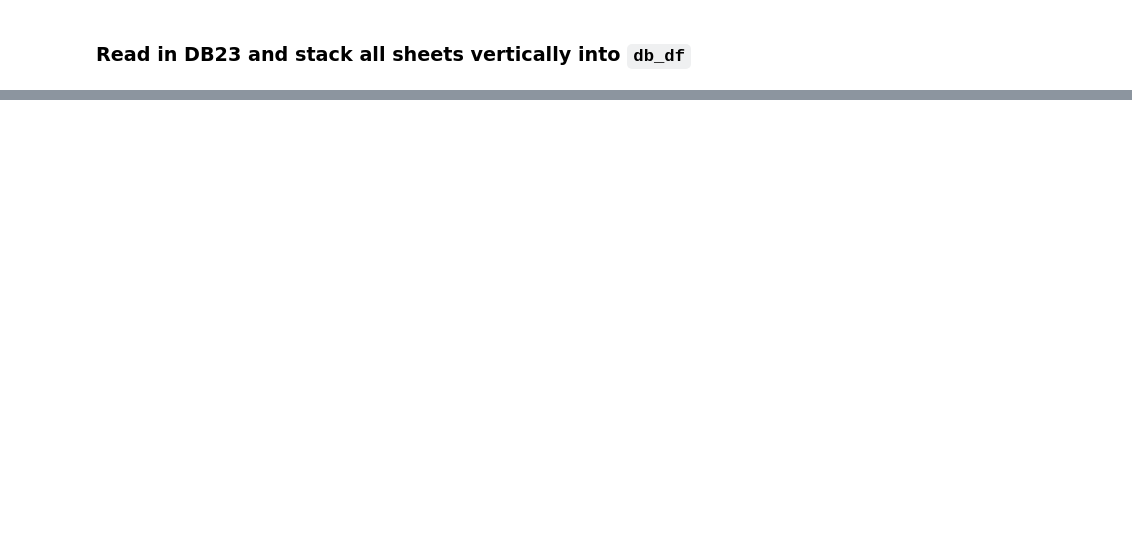
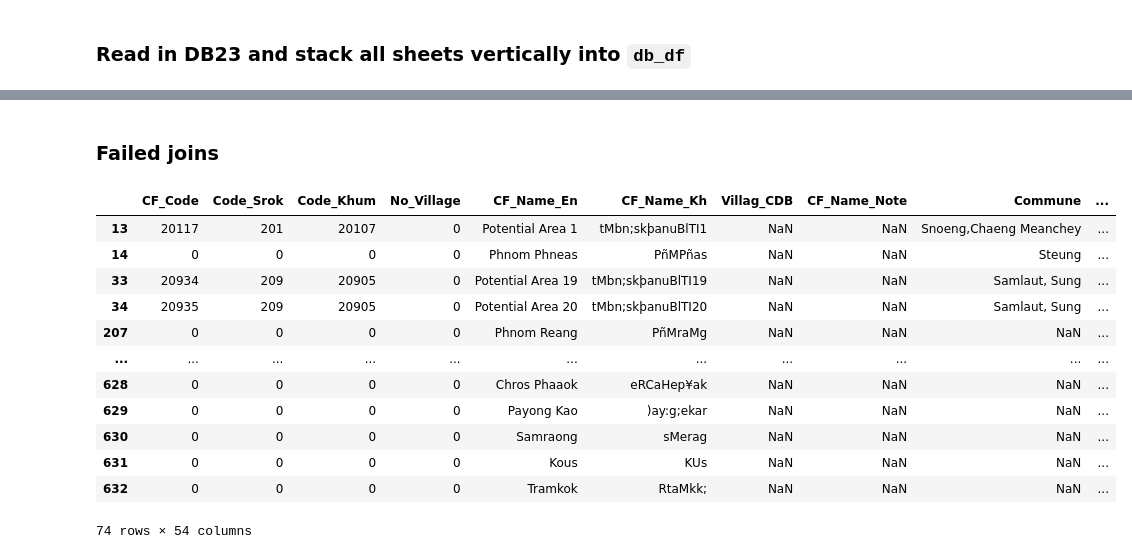
Before and after one commit to sig-gis/mpi, a Jupyter notebook: code/other/explore_DB23.ipynb, the cells around one changed output, grey strips where cells are left out. Saved outputs shown, nothing was run; the diff lists cells and outputs as text; code cells hidden in the pictures; blank space fills up the shorter version.

```diff
--- a/code/other/explore_DB23.ipynb
+++ b/code/other/explore_DB23.ipynb
@@ -74,0 +94,3 @@ db_df = pd.concat(db_prov_df_lst)
+# %%
+# Extract commune code as int (-9999 if not possible)
+CF_vlst_df['CommGis'] = CF_vlst_df.VillGis.astype(str).apply(extract_first_commun_code)
@@ -74,0 +138,9 @@ db_df = pd.concat(db_prov_df_lst)
+# %%
+CF_w_DB23 = CF_vlst_df.merge(
+    db_df[['Code', 'Name (Latin)']],
+    how='left',
+    left_on='CommGis',
+    right_on='Code',
+    indicator=True,
+    validate='many_to_one'
+)
@@ -74,0 +156,2 @@ db_df = pd.concat(db_prov_df_lst)
+# %%
+CF_w_DB23['Name_cln'] = CF_w_DB23['Name (Latin)'].str.strip().str.lower()
@@ -74,0 +188,20 @@ db_df = pd.concat(db_prov_df_lst)
+# %% [markdown]
+### Failed joins
+# %%
+CF_wo_DB23 = CF_w_DB23[CF_w_DB23._merge != 'both']
+# %%
+CF_wo_DB23
+# %% [output]
+|  | CF_Code | Code_Srok | Code_Khum | No_Village | CF_Name_En | CF_Name_Kh | Villag_CDB | CF_Name_Note | Commune | ... |
+| 13 | 20117 | 201 | 20107 | 0 | Potential Area 1 | tMbn;skþanuBlTI1 | NaN | NaN | Snoeng,Chaeng Meanchey | ... |
+| 14 | 0 | 0 | 0 | 0 | Phnom Phneas | PñMPñas | NaN | NaN | Steung | ... |
+| 33 | 20934 | 209 | 20905 | 0 | Potential Area 19 | tMbn;skþanuBlTI19 | NaN | NaN | Samlaut, Sung | ... |
+| 34 | 20935 | 209 | 20905 | 0 | Potential Area 20 | tMbn;skþanuBlTI20 | NaN | NaN | Samlaut, Sung | ... |
+| 207 | 0 | 0 | 0 | 0 | Phnom Reang | PñMraMg | NaN | NaN | NaN | ... |
+| ... | ... | ... | ... | ... | ... | ... | ... | ... | ... | ... |
+| 628 | 0 | 0 | 0 | 0 | Chros Phaaok | eRCaHep¥ak | NaN | NaN | NaN | ... |
+| 629 | 0 | 0 | 0 | 0 | Payong Kao | )ay:g;ekar | NaN | NaN | NaN | ... |
+| 630 | 0 | 0 | 0 | 0 | Samraong | sMerag | NaN | NaN | NaN | ... |
+| 631 | 0 | 0 | 0 | 0 | Kous | KUs | NaN | NaN | NaN | ... |
+| 632 | 0 | 0 | 0 | 0 | Tramkok | RtaMkk; | NaN | NaN | NaN | ... |
+74 rows × 54 columns
```
Also changed, not shown: parts of 37 cells of this notebook, 1 other file.
